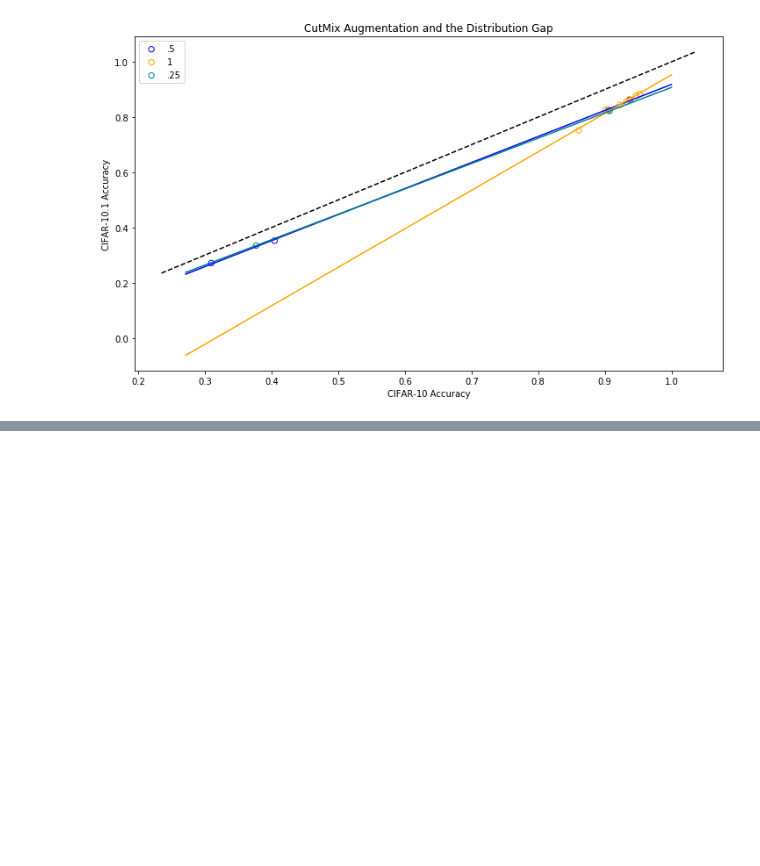
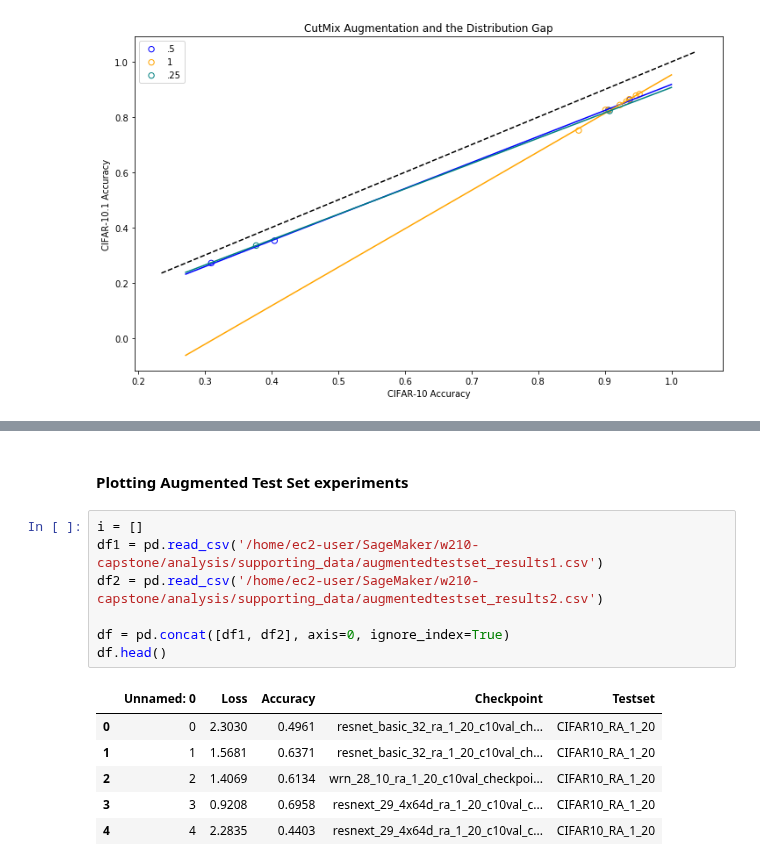
Before and after one commit to danzisar/w210-capstone, a Jupyter notebook: analysis/Results_scatterplot.ipynb, the cells around one changed output, grey strips where cells are left out. Saved outputs shown, nothing was run; the diff lists cells and outputs as text; blank space fills up the shorter version.

```diff
--- a/analysis/Results_scatterplot.ipynb
+++ b/analysis/Results_scatterplot.ipynb
@@ -260,0 +258,16 @@ array([0.5 , 0.55, 0.6 , 0.65, 0.7 , 0.75, 0.8 , 0.85, 0.9 ])
+# %% [markdown]
+#### Plotting Augmented Test Set experiments
+# %%
+i = []
+df1 = pd.read_csv('/home/ec2-user/SageMaker/w210-capstone/analysis/supporting_data/augmentedtestset_results1.csv')
+df2 = pd.read_csv('/home/ec2-user/SageMaker/w210-capstone/analysis/supporting_data/augmentedtestset_results2.csv')
+
+df = pd.concat([df1, df2], axis=0, ignore_index=True)
+df.head()
+# %% [output]
+|  | Unnamed: 0 | Loss | Accuracy | Checkpoint | Testset |
+| 0 | 0 | 2.3030 | 0.4961 | resnet_basic_32_ra_1_20_c10val_ch... | CIFAR10_RA_1_20 |
+| 1 | 1 | 1.5681 | 0.6371 | resnet_basic_32_ra_1_20_c10val_ch... | CIFAR10_RA_1_20 |
+| 2 | 2 | 1.4069 | 0.6134 | wrn_28_10_ra_1_20_c10val_checkpoi... | CIFAR10_RA_1_20 |
+| 3 | 3 | 0.9208 | 0.6958 | resnext_29_4x64d_ra_1_20_c10val_c... | CIFAR10_RA_1_20 |
+| 4 | 4 | 2.2835 | 0.4403 | resnext_29_4x64d_ra_1_20_c10val_c... | CIFAR10_RA_1_20 |
```
Also changed, not shown: parts of 4 cells of this notebook.
